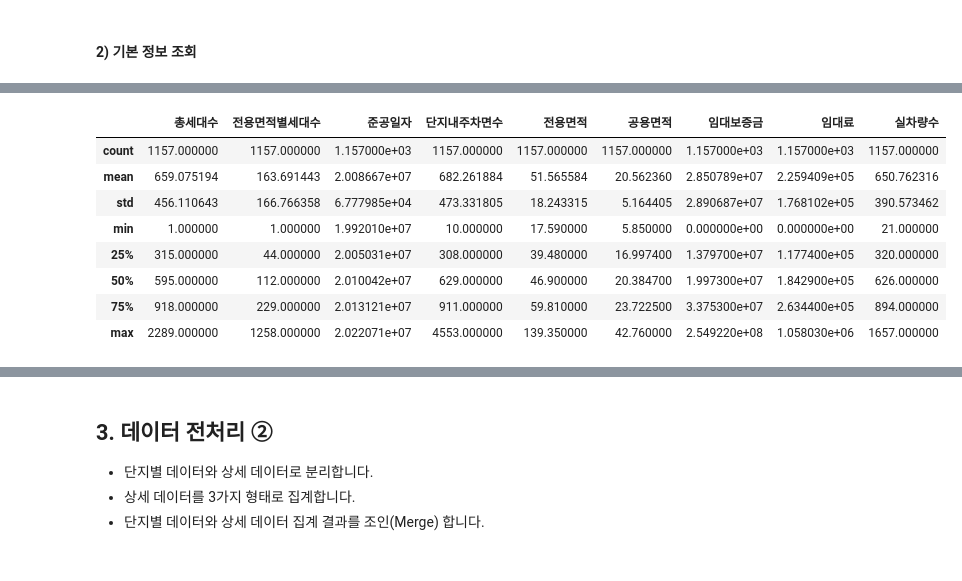
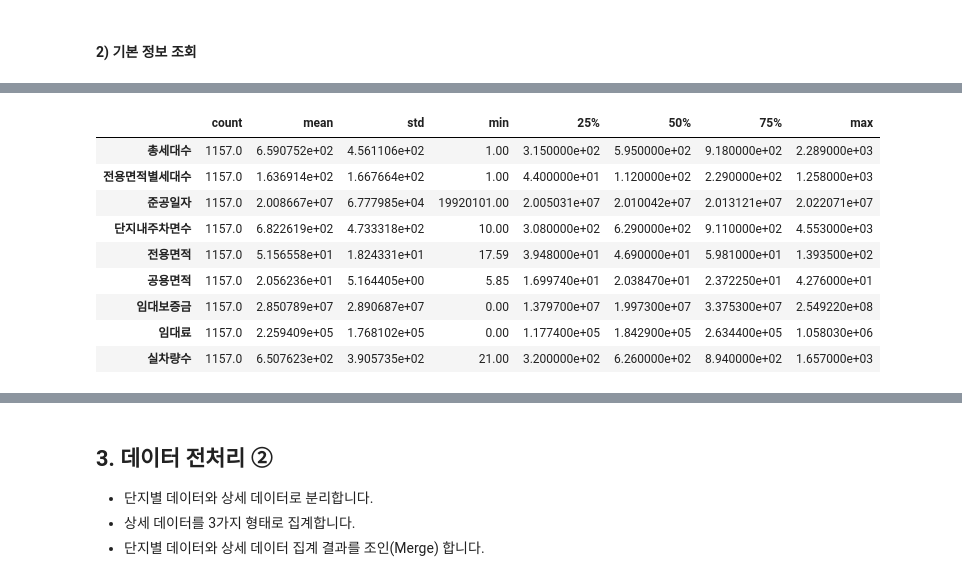
Before and after one commit to Syonghun98/KT_Aivle_School_Project, a Jupyter notebook: 신규_아파트_주차_수요_예측/1. 데이터 전처리.ipynb, the cells around one changed output, grey strips where cells are left out. Drawn from its saved outputs; the diff is of its cells as text; code cells hidden in the pictures.

```diff
--- a/신규_아파트_주차_수요_예측/1. 데이터 전처리.ipynb
+++ b/신규_아파트_주차_수요_예측/1. 데이터 전처리.ipynb
@@ -51,4 +68,4 @@ warnings.filterwarnings(action='ignore')
 #### 1) 데이터 불러오기
 # %%
 # 파일 불러오기
-apart = pd.read_excel(path+'train.xlsx')
+apart = pd.read_excel('train.xlsx')
@@ -91,12 +148,13 @@ memory usage: 135.7+ KB
 # %%
-apart.describe()
+apart.describe().T
 # %% [output]
-|  | 총세대수 | 전용면적별세대수 | 준공일자 | 단지내주차면수 | 전용면적 | 공용면적 | 임대보증금 | 임대료 | 실차량수 |
-| count | 1157.000000 | 1157.000000 | 1.157000e+03 | 1157.000000 | 1157.000000 | 1157.000000 | 1.157000e+03 | 1.157000e+03 | 1157.000000 |
-| mean | 659.075194 | 163.691443 | 2.008667e+07 | 682.261884 | 51.565584 | 20.562360 | 2.850789e+07 | 2.259409e+05 | 650.762316 |
-| std | 456.110643 | 166.766358 | 6.777985e+04 | 473.331805 | 18.243315 | 5.164405 | 2.890687e+07 | 1.768102e+05 | 390.573462 |
-| min | 1.000000 | 1.000000 | 1.992010e+07 | 10.000000 | 17.590000 | 5.850000 | 0.000000e+00 | 0.000000e+00 | 21.000000 |
-| 25% | 315.000000 | 44.000000 | 2.005031e+07 | 308.000000 | 39.480000 | 16.997400 | 1.379700e+07 | 1.177400e+05 | 320.000000 |
-| 50% | 595.000000 | 112.000000 | 2.010042e+07 | 629.000000 | 46.900000 | 20.384700 | 1.997300e+07 | 1.842900e+05 | 626.000000 |
-| 75% | 918.000000 | 229.000000 | 2.013121e+07 | 911.000000 | 59.810000 | 23.722500 | 3.375300e+07 | 2.634400e+05 | 894.000000 |
-| max | 2289.000000 | 1258.000000 | 2.022071e+07 | 4553.000000 | 139.350000 | 42.760000 | 2.549220e+08 | 1.058030e+06 | 1657.000000 |
+|  | count | mean | std | min | 25% | 50% | 75% | max |
+| 총세대수 | 1157.0 | 6.590752e+02 | 4.561106e+02 | 1.00 | 3.150000e+02 | 5.950000e+02 | 9.180000e+02 | 2.289000e+03 |
+| 전용면적별세대수 | 1157.0 | 1.636914e+02 | 1.667664e+02 | 1.00 | 4.400000e+01 | 1.120000e+02 | 2.290000e+02 | 1.258000e+03 |
+| 준공일자 | 1157.0 | 2.008667e+07 | 6.777985e+04 | 19920101.00 | 2.005031e+07 | 2.010042e+07 | 2.013121e+07 | 2.022071e+07 |
+| 단지내주차면수 | 1157.0 | 6.822619e+02 | 4.733318e+02 | 10.00 | 3.080000e+02 | 6.290000e+02 | 9.110000e+02 | 4.553000e+03 |
+| 전용면적 | 1157.0 | 5.156558e+01 | 1.824331e+01 | 17.59 | 3.948000e+01 | 4.690000e+01 | 5.981000e+01 | 1.393500e+02 |
+| 공용면적 | 1157.0 | 2.056236e+01 | 5.164405e+00 | 5.85 | 1.699740e+01 | 2.038470e+01 | 2.372250e+01 | 4.276000e+01 |
+| 임대보증금 | 1157.0 | 2.850789e+07 | 2.890687e+07 | 0.00 | 1.379700e+07 | 1.997300e+07 | 3.375300e+07 | 2.549220e+08 |
+| 임대료 | 1157.0 | 2.259409e+05 | 1.768102e+05 | 0.00 | 1.177400e+05 | 1.842900e+05 | 2.634400e+05 | 1.058030e+06 |
+| 실차량수 | 1157.0 | 6.507623e+02 | 3.905735e+02 | 21.00 | 3.200000e+02 | 6.260000e+02 | 8.940000e+02 | 1.657000e+03 |
```
Also changed, not shown: parts of 71 cells of this notebook, 2 other files.
